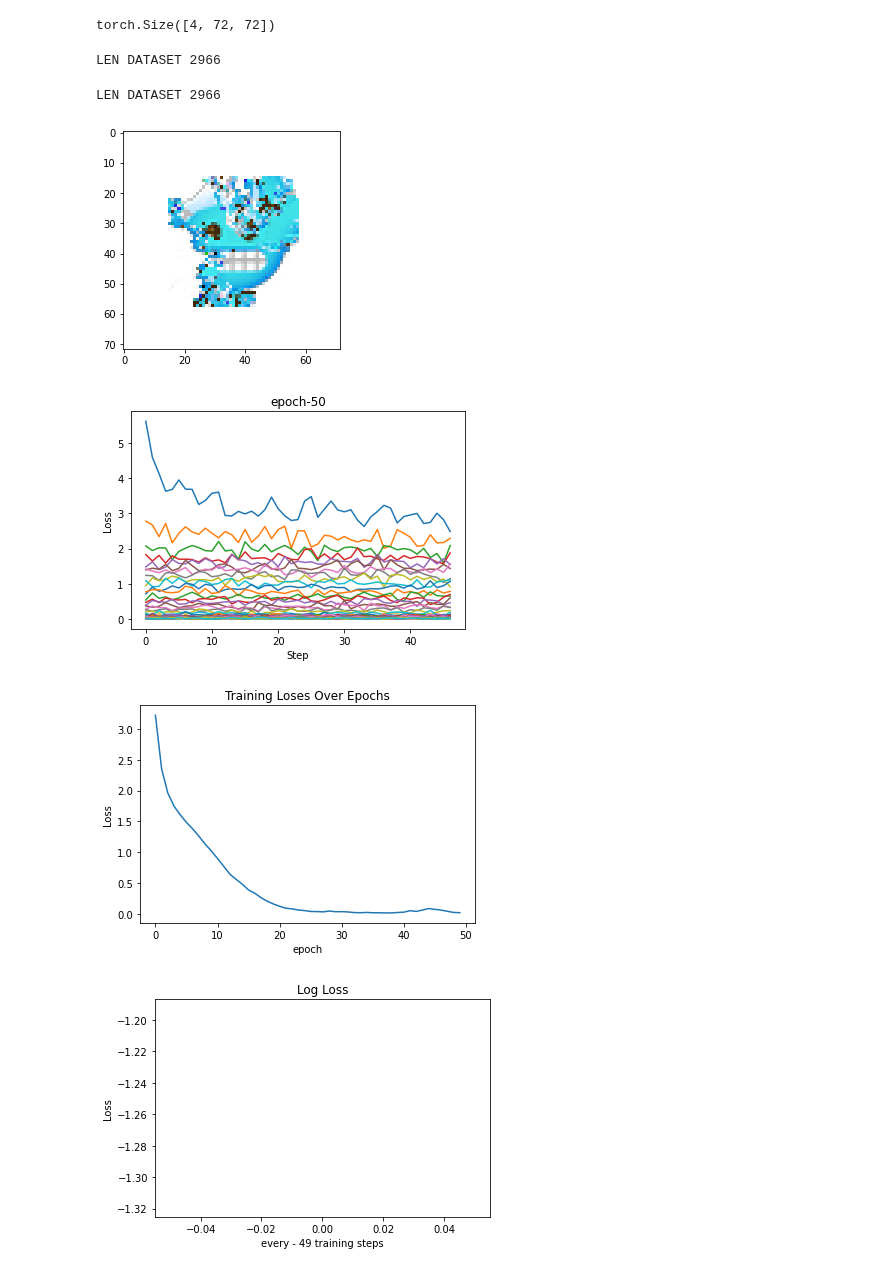
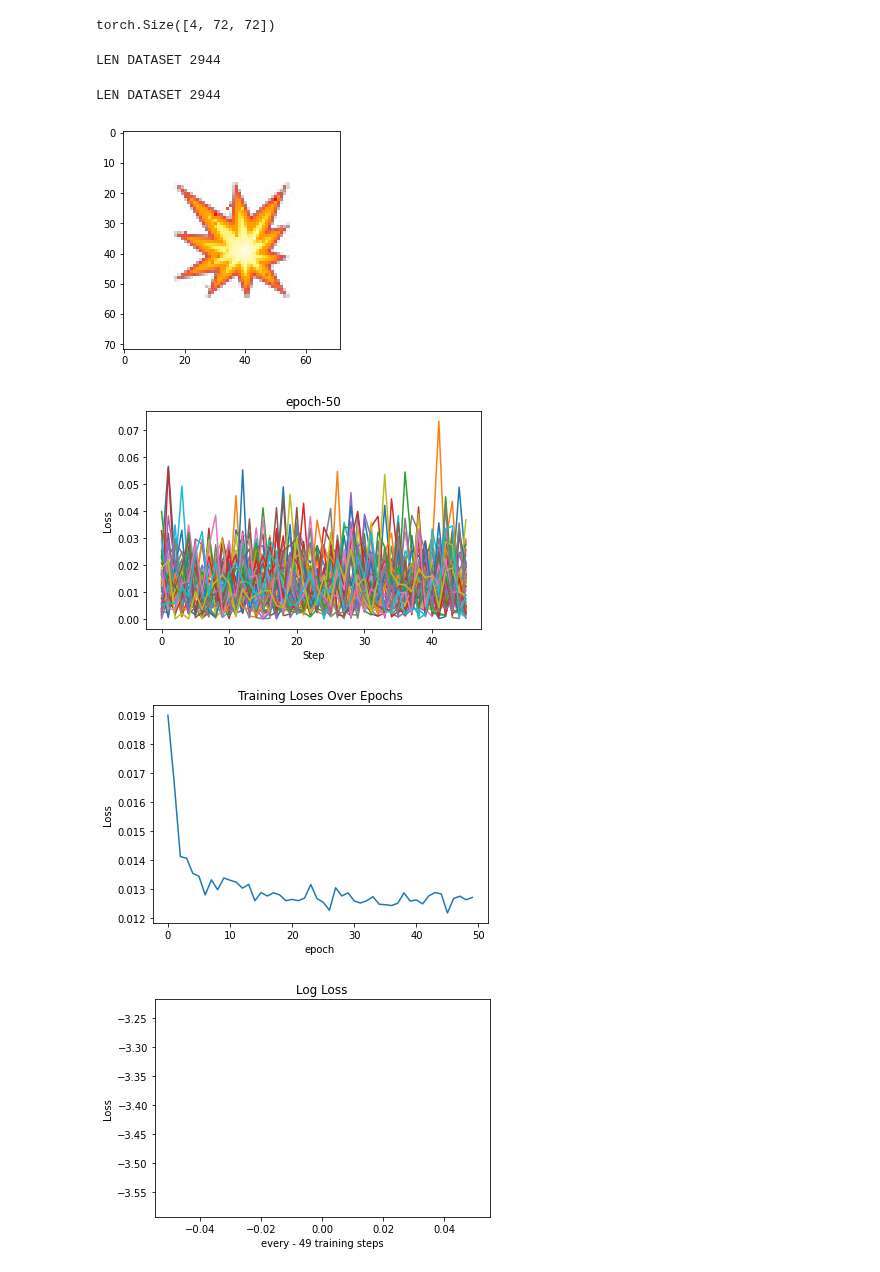
Before and after one commit to Mikcl/CellTransformer, a Jupyter notebook: Cells_are_Transformers_II.ipynb, the cells around one changed output. Saved outputs shown, nothing was run; the diff lists cells and outputs as text; code cells hidden in the pictures.

```diff
--- a/Cells_are_Transformers_II.ipynb
+++ b/Cells_are_Transformers_II.ipynb
@@ -58,8 +65,8 @@ CHANNEL_N = 4        # Number of CA state channels
 TARGET_PADDING = 16   # Number of pixels used to pad the target image border
 TARGET_SIZE = 40
 # worm u_1fab1 , microbe u_1f9a0
-# 👁, 🦎  '🦎😀💥👁🐠🦋🐞🕸🥨🎄' 🦠 💐 🥶
-TARGET_EMOJI = "🥶" #@param {type:"string"}
+# 👁, 🦎  '🦎😀💥 🦠 💐 🥶 👁,🌸,
+TARGET_EMOJI = "💥" #@param {type:"string"}
 
 EXPERIMENT_TYPE = "Growing" #@param ["Growing"] # "Persistent", "Regenerating"
 EXPERIMENT_MAP = {"Growing":0, "Persistent":1, "Regenerating":2}
@@ -594,31 +601,31 @@ def train_and_eval(enc, dec, data_set, TRAIN_ON=True, EVAL_EVERY=50, VISUALISE_E
 training_dataset, EVAL_STEPS, _, __ = create_training_dataset()
 print('LEN DATASET', len(training_dataset))
 # %% [output]
-LEN DATASET 2966
+LEN DATASET 2944
 # %%
 #@title Training { vertical-output: true}
 
 # training
 
 TRAIN_ON=True
 EVAL_EVERY=50
 VISUALISE_EVERY = 50
 
 log_loss = []
 next_token_loss = [['EPOCH', 'STEP', 'LOSS']]
 epoch_losses = []
 epoch_mean_losses = []
 
 training_dataset, EVAL_STEPS, X_dataset, Y_dataset = create_training_dataset()
 data_loader = DataLoader(dataset=training_dataset, batch_size=64, shuffle=True)
 
 TRAINING_STEPS = EPOCHS
 # enc,dec = train_and_eval(enc, dec, TRAIN_ON=True, EVAL_EVERY=50, VISUALISE_EVERY=50, data_set, TRAINING_STEPS=EPOCHS)
-
-enc,dec = train_and_eval(enc, dec,training_dataset, True, 50, 50,EPOCHS)
+# Additional 50: 50, 50, EPOCHS
+enc,dec = train_and_eval(enc, dec,training_dataset, True, 50, 50,50)
 # %% [output]
-LEN DATASET 2966
+LEN DATASET 2944
-[figure, old version]
+[figure, new version]
-[figure, old version]
+[figure, new version]
-[figure, old version]
+[figure, new version]
-[figure, old version]
+[figure, new version]
```
Also changed, not shown: parts of 5 cells of this notebook.
